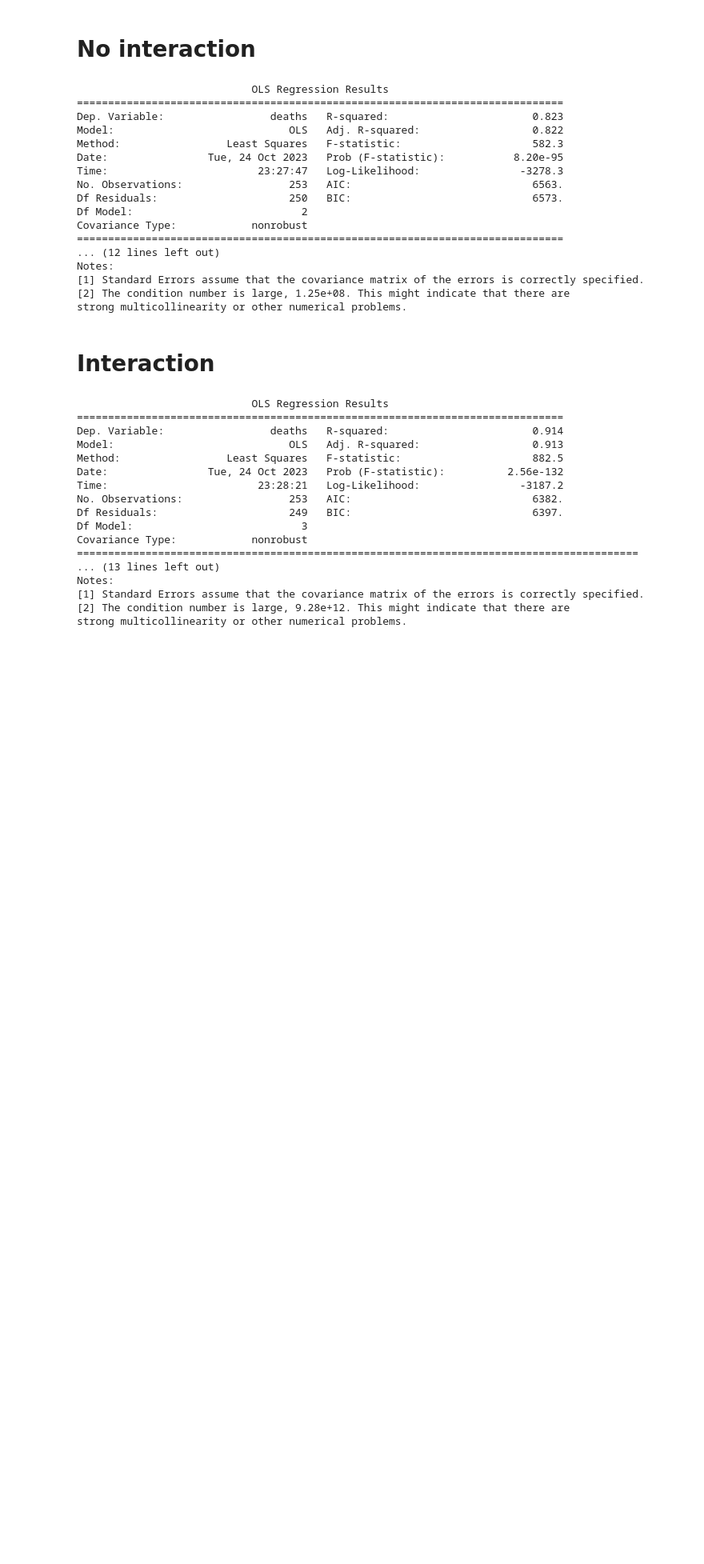
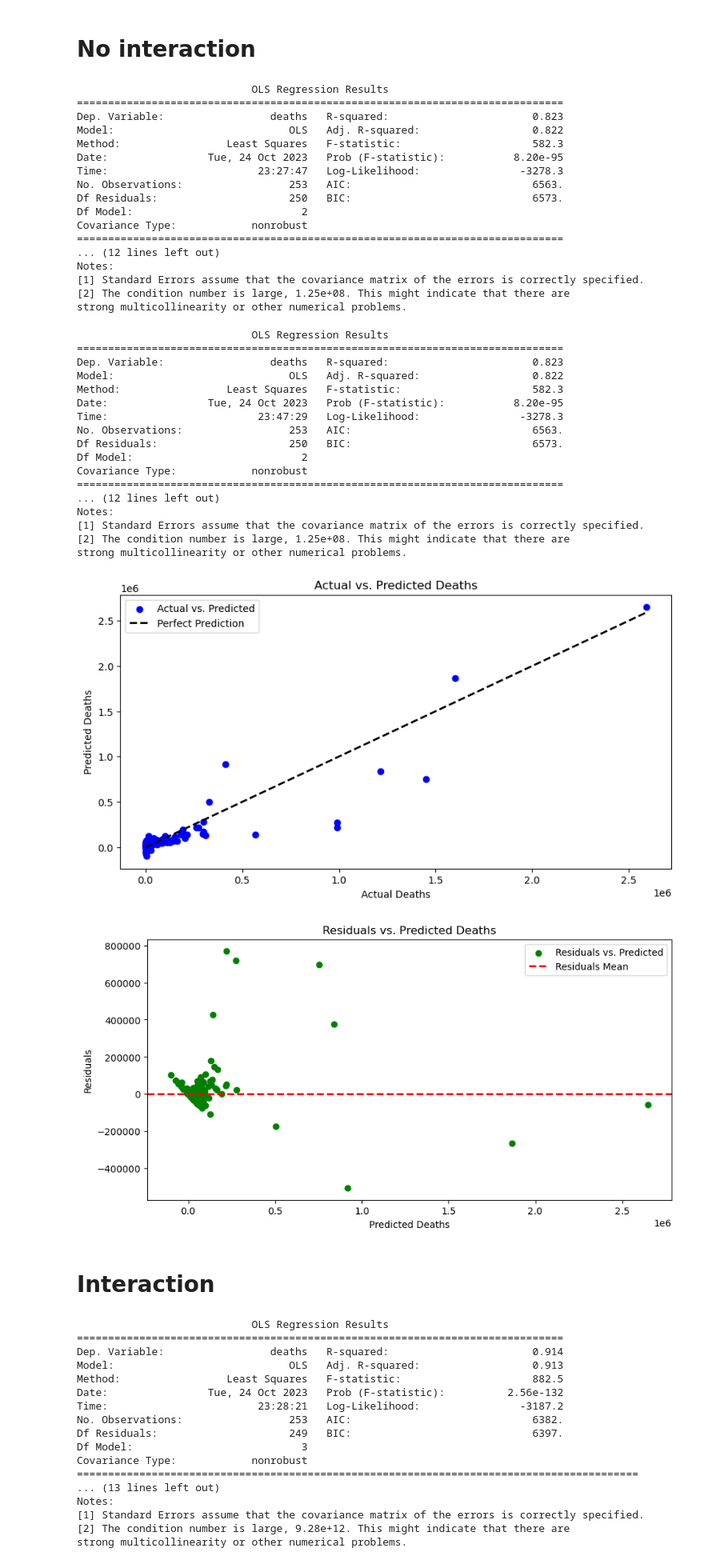
Before and after one commit to baa151/Project_1, a Jupyter notebook: Question one.ipynb, the cells around one changed output. Shown at 80% size. Drawn from its saved outputs; the diff is of its cells as text; code cells hidden in the pictures; blank space fills up the shorter version.

Commit message:
Trying to plot my results

```diff
--- a/Question one.ipynb
+++ b/Question one.ipynb
@@ -48,6 +48,79 @@ Notes:
 [1] Standard Errors assume that the covariance matrix of the errors is correctly specified.
 [2] The condition number is large, 1.25e+08. This might indicate that there are
 strong multicollinearity or other numerical problems.
+# %%
+import numpy as np
+import pandas as pd
+import statsmodels.api as sm
+import matplotlib.pyplot as plt
+
+# Load and prepare the data
+covid_data = pd.read_csv('TX_death2021.csv')
+gdp_data = pd.read_csv('TX_GDP2021.csv')
+income_data = pd.read_csv('TX_income2021.csv')
+
+# Merge the data into one DataFrame
+data = covid_data.merge(gdp_data, on='FIPS').merge(income_data, on='FIPS')
+
+# Rename columns for clarity
+data = data.rename(columns={'Deaths': 'deaths', 'GDP': 'gdp', 'Income': 'income'})
+
+# Define the independent variables
+X = data[['gdp', 'income']]
+
+# Add a constant term to the model
+X = sm.add_constant(X)
+
+# Define the dependent variable
+y = data['deaths']
+
+# Fit the multiple linear regression model
+model = sm.OLS(y, X).fit()
+
+# Print the summary of the regression
+print(model.summary())
+
+# Visualize the results
+plt.figure(figsize=(10, 5))
+
+# Plot the actual vs. predicted values
+plt.scatter(y, model.fittedvalues, label='Actual vs. Predicted', color='blue')
+plt.plot([y.min(), y.max()], [y.min(), y.max()], 'k--', lw=2, label='Perfect Prediction')
+plt.xlabel('Actual Deaths')
+plt.ylabel('Predicted Deaths')
+plt.legend()
+plt.title('Actual vs. Predicted Deaths')
+
+# Plot residuals vs. predicted values
+plt.figure(figsize=(10, 5))
+plt.scatter(model.fittedvalues, model.resid, color='green', label='Residuals vs. Predicted')
+plt.axhline(0, color='red', linestyle='--', linewidth=2, label='Residuals Mean')
+plt.xlabel('Predicted Deaths')
+plt.ylabel('Residuals')
+plt.legend()
+plt.title('Residuals vs. Predicted Deaths')
+
+plt.show()
+# %% [output]
+                            OLS Regression Results
+==============================================================================
+Dep. Variable:                 deaths   R-squared:                       0.823
+Model:                            OLS   Adj. R-squared:                  0.822
+Method:                 Least Squares   F-statistic:                     582.3
+Date:                Tue, 24 Oct 2023   Prob (F-statistic):           8.20e-95
+Time:                        23:47:29   Log-Likelihood:                -3278.3
+No. Observations:                 253   AIC:                             6563.
+Df Residuals:                     250   BIC:                             6573.
+Df Model:                           2
+Covariance Type:            nonrobust
+==============================================================================
+... (12 lines left out)
+Notes:
+[1] Standard Errors assume that the covariance matrix of the errors is correctly specified.
+[2] The condition number is large, 1.25e+08. This might indicate that there are
+strong multicollinearity or other numerical problems.
+[figure, added]
+[figure, added]
 # %% [markdown]
 # Interaction
 # %%
```
Also changed, not shown: parts of 2 cells of this notebook.
